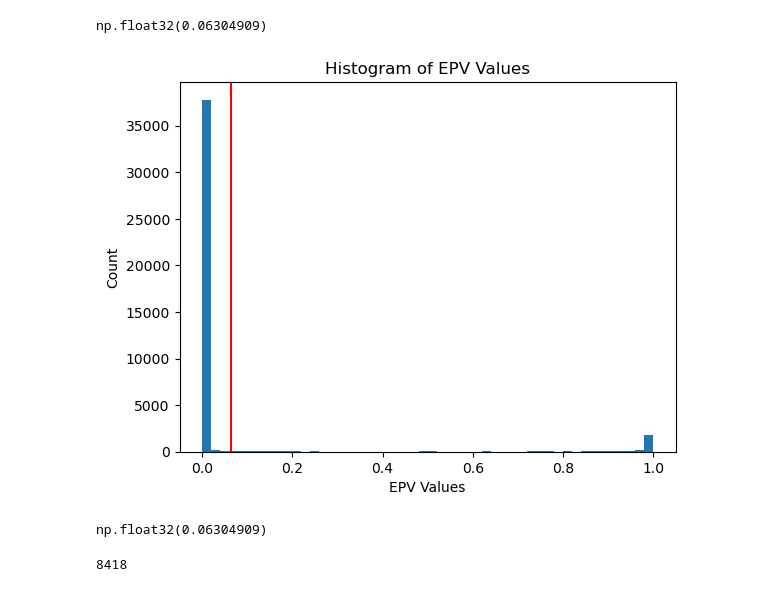
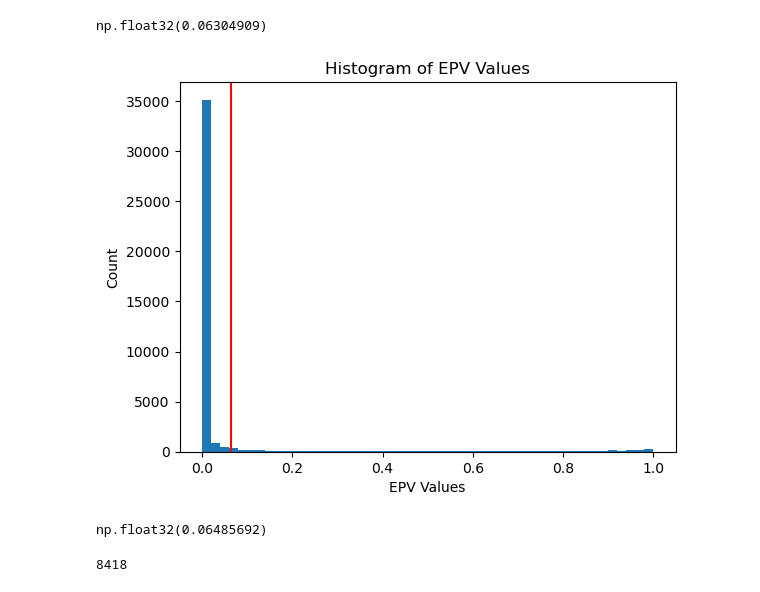
Before and after one commit to alexmiale/ds4420_project, a Jupyter notebook: epv/EPV_Model.ipynb, the cells around one changed output. Saved outputs shown, nothing was run; the diff lists cells and outputs as text; code cells hidden in the pictures.

```diff
--- a/epv/EPV_Model.ipynb
+++ b/epv/EPV_Model.ipynb
@@ -226,21 +238,22 @@ length_min = -PITCH_LENGTH/2
 length_max = PITCH_LENGTH/2
 # %%
 model = EPV()
-model = torch.load("epv_model_weighted.pth", weights_only=False)
+model = torch.load("epv_model_logits.pth", weights_only=False)
 # %%
 new_preds = model(torch.FloatTensor(X_test_strat.values)).detach().numpy()
-plt.hist(new_preds, bins=50, range=(0,1))
-plt.axvline(np.mean(new_preds), color="red")
+output = 1 / (1 + np.exp(-new_preds))
+plt.hist(output, bins=50, range=(0,1))
+plt.axvline(np.mean(output), color="red")
 plt.xlabel("EPV Values")
 plt.ylabel("Count")
 plt.title("Histogram of EPV Values")
 plt.show()
 # %% [output]
-[figure, old version]
+[figure, new version]
 # %%
-np.mean(new_preds)
+np.mean(output)
 # %% [output]
-np.float32(0.06304909)
+np.float32(0.06485692)
 # %%
 lower = tuple(np.argwhere(new_preds>0.99)[:, 0])
 upper = tuple(np.argwhere(new_preds<=1.)[:, 0])
```
Also changed, not shown: parts of 14 cells of this notebook, 2 other files.
